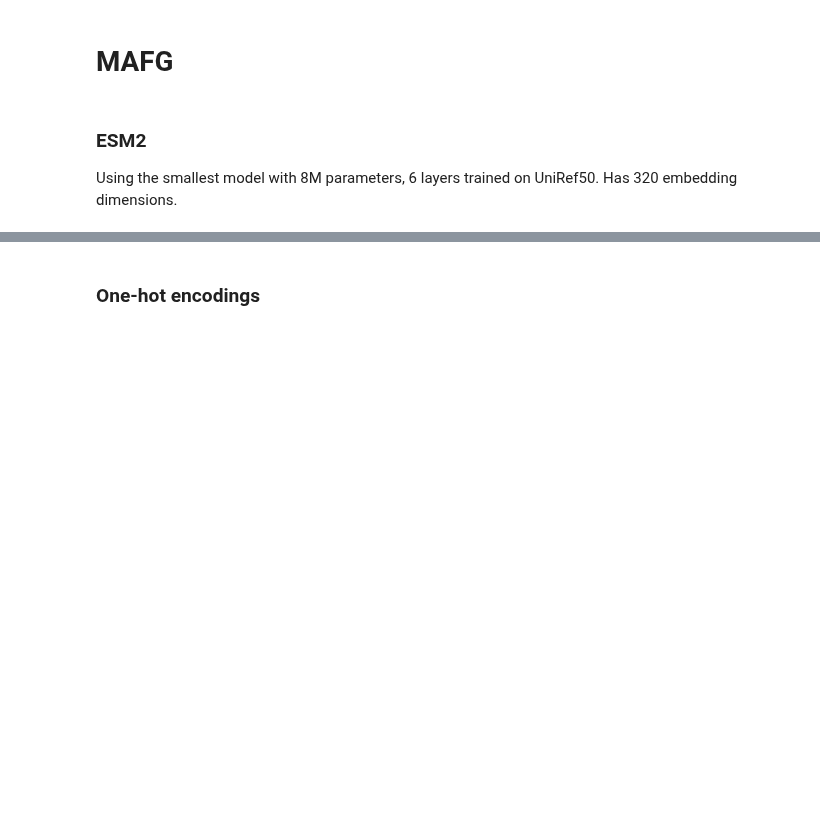
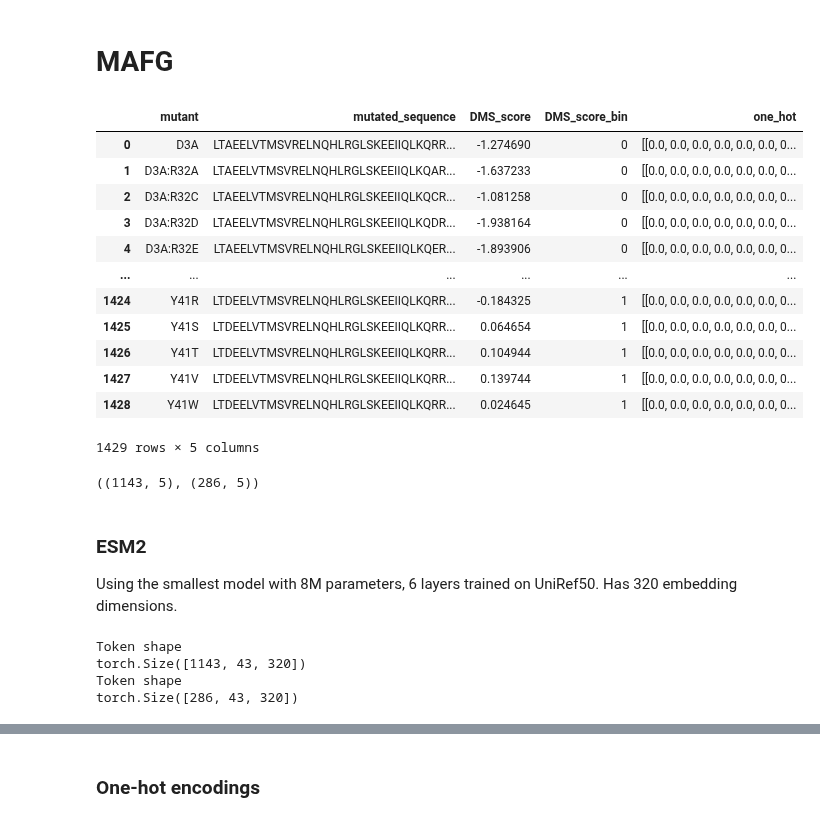
Before and after one commit to SebPorras/MAP_VAE, a Jupyter notebook: notebooks/esm_embed.ipynb, the cells around one changed output, grey strips where cells are left out. Saved outputs shown, nothing was run; the diff lists cells and outputs as text; code cells hidden in the pictures; blank space fills up the shorter version.

```diff
--- a/notebooks/esm_embed.ipynb
+++ b/notebooks/esm_embed.ipynb
@@ -148,12 +153,29 @@ def one_hot_top_model(train_data, test_data):
 # %% [markdown]
 # MAFG
 # %%
+dms_path = "/scratch/user/s4646506/mafg/dms_data/"
 mafg_variants = pd.read_csv(dms_path + "MAFG_MOUSE_Tsuboyama_2023_1K1V.csv")
 mafg_variants["one_hot"] = mafg_variants["mutated_sequence"].apply(st.seq_to_one_hot)
 mafg_variants
+# %% [output]
+|  | mutant | mutated_sequence | DMS_score | DMS_score_bin | one_hot |
+| 0 | D3A | LTAEELVTMSVRELNQHLRGLSKEEIIQLKQRR... | -1.274690 | 0 | [[0.0, 0.0, 0.0, 0.0, 0.0, 0.0, 0... |
+| 1 | D3A:R32A | LTAEELVTMSVRELNQHLRGLSKEEIIQLKQAR... | -1.637233 | 0 | [[0.0, 0.0, 0.0, 0.0, 0.0, 0.0, 0... |
+| 2 | D3A:R32C | LTAEELVTMSVRELNQHLRGLSKEEIIQLKQCR... | -1.081258 | 0 | [[0.0, 0.0, 0.0, 0.0, 0.0, 0.0, 0... |
+| 3 | D3A:R32D | LTAEELVTMSVRELNQHLRGLSKEEIIQLKQDR... | -1.938164 | 0 | [[0.0, 0.0, 0.0, 0.0, 0.0, 0.0, 0... |
+| 4 | D3A:R32E | LTAEELVTMSVRELNQHLRGLSKEEIIQLKQER... | -1.893906 | 0 | [[0.0, 0.0, 0.0, 0.0, 0.0, 0.0, 0... |
+| ... | ... | ... | ... | ... | ... |
+| 1424 | Y41R | LTDEELVTMSVRELNQHLRGLSKEEIIQLKQRR... | -0.184325 | 1 | [[0.0, 0.0, 0.0, 0.0, 0.0, 0.0, 0... |
+| 1425 | Y41S | LTDEELVTMSVRELNQHLRGLSKEEIIQLKQRR... | 0.064654 | 1 | [[0.0, 0.0, 0.0, 0.0, 0.0, 0.0, 0... |
+| 1426 | Y41T | LTDEELVTMSVRELNQHLRGLSKEEIIQLKQRR... | 0.104944 | 1 | [[0.0, 0.0, 0.0, 0.0, 0.0, 0.0, 0... |
+| 1427 | Y41V | LTDEELVTMSVRELNQHLRGLSKEEIIQLKQRR... | 0.139744 | 1 | [[0.0, 0.0, 0.0, 0.0, 0.0, 0.0, 0... |
+| 1428 | Y41W | LTDEELVTMSVRELNQHLRGLSKEEIIQLKQRR... | 0.024645 | 1 | [[0.0, 0.0, 0.0, 0.0, 0.0, 0.0, 0... |
+1429 rows × 5 columns
 # %%
 mafg_train, mafg_test = train_test_split(mafg_variants, train_size=0.8, random_state=42)
 mafg_train.shape, mafg_test.shape
+# %% [output]
+((1143, 5), (286, 5))
 # %% [markdown]
 ### ESM2
 
@@ -161,14 +183,21 @@ Using the smallest model with 8M parameters, 6 layers trained on UniRef50.
 Has 320 embedding dimensions.
 # %%
 ### GET MEAN EMBEDDINGS ###
+device = torch.device("cuda")
 model, alphabet = esm.pretrained.esm2_t6_8M_UR50D()
 batch_converter = alphabet.get_batch_converter()
+model = model.to(device)
 model.eval()
-train_mafg_esm = get_transformer_embeddings(model, alphabet, batch_converter, mafg_train, model_layer=6)
+
+train_mafg_esm = get_transformer_embeddings(model, alphabet, batch_converter, mafg_train, model_layer=6, device=device)
 mafg_train = mafg_train.merge(train_mafg_esm, on="mutant")
-
-test_mafg_esm = get_transformer_embeddings(model, alphabet, batch_converter, mafg_test, model_layer=6)
+test_mafg_esm = get_transformer_embeddings(model, alphabet, batch_converter, mafg_test, model_layer=6, device=device)
 mafg_test = mafg_test.merge(test_mafg_esm, on="mutant")
+# %% [output]
+Token shape
+torch.Size([1143, 43, 320])
+Token shape
+torch.Size([286, 43, 320])
 # %%
 ### Turn into arrays for learning/visualisation ###
 
```
Also changed, not shown: parts of 18 cells of this notebook, 1 other file.
